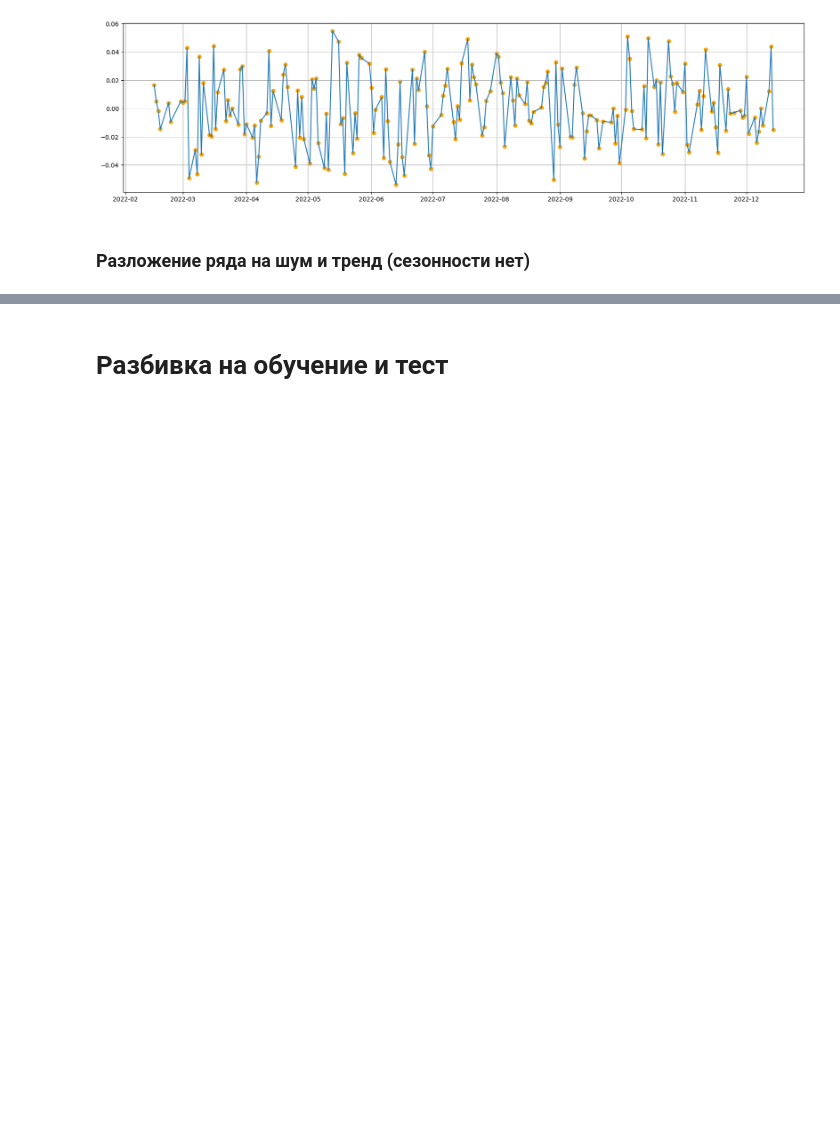
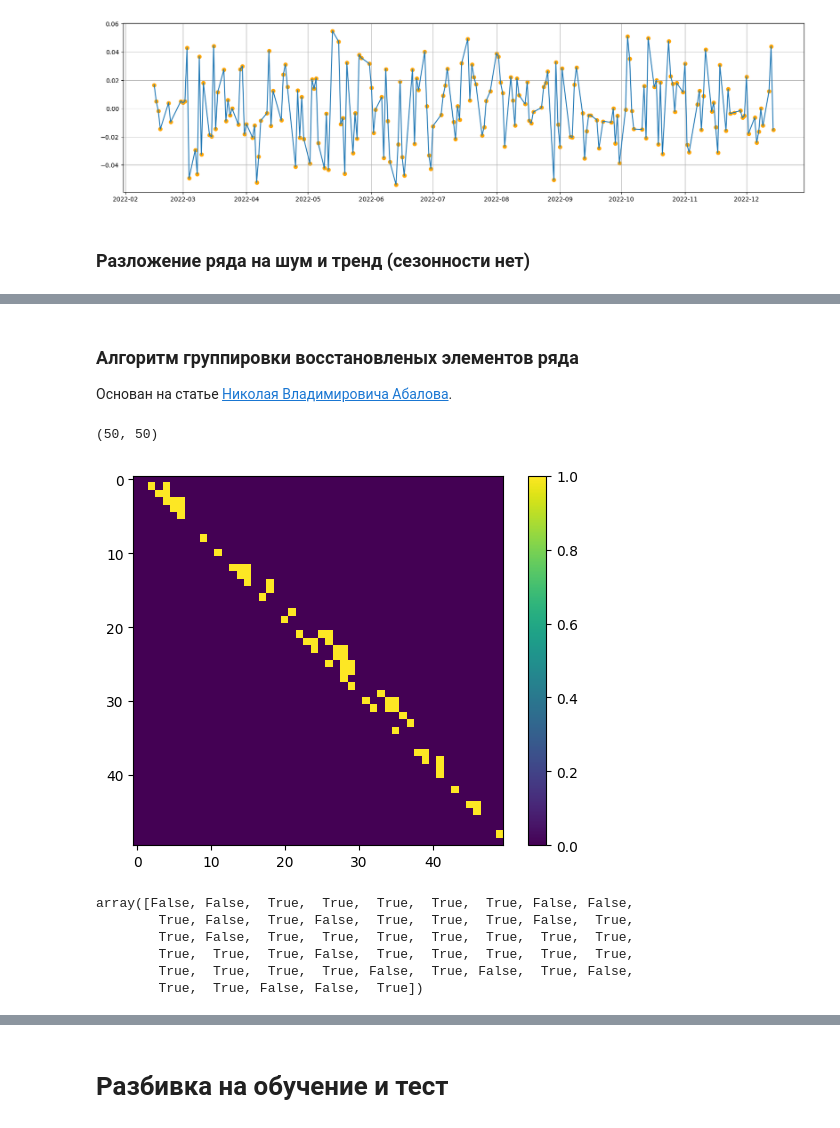
Before and after one commit to AndrewGrishin/Stock-Forecasting, a Jupyter notebook: NN Implementation/script.ipynb, the cells around one changed output, grey strips where cells are left out. Cells and saved outputs as stored; diff of their text form; code cells hidden in the pictures; blank space fills up the shorter version.

```diff
--- a/NN Implementation/script.ipynb
+++ b/NN Implementation/script.ipynb
@@ -182,0 +151,39 @@ for i in range(len(U)):
+# %% [markdown]
+### Алгоритм группировки восстановленых элементов ряда
+Основан на статье [Николая Владимировича Абалова](https://www.researchgate.net/publication/297898415_Automatic_Grouping_of_Time_Series_Decomposition_Components_in_Singular_Spectrum_Analysis).
+# %%
+eigen_values = np.power(S, 2)
+similarity_eigen_values = np.zeros((eigen_values.shape[0], eigen_values.shape[0]), dtype= np.float64)
+similarity_eigen_values.shape
+# %% [output]
+(50, 50)
+# %%
+# Вычисляем матрицу схожести собственных чисел
+for i in range(similarity_eigen_values.shape[0]):
+    for j in range(i + 1, similarity_eigen_values.shape[1]):
+        similarity_eigen_values[i, j] = min(eigen_values[i], eigen_values[j]) / max(eigen_values[i], eigen_values[j])
+        # для дальнейшних изысканий нет необходимости делать симметрию, так как матрицы и так симметрична
+        # similarity_eigen_values[j, i] = similarity_eigen_values[i, j]
+# %%
+# threshold -> выбор порогов
+rho_c = 0.4 # корреляция значима при ее показателе >= 0.3 (для матрицы корреляции восстановленных компонент)
+rho_one = 0.98 # близость собственных чисел рассматривается только в случае >= 0.99 (для матрицы схожести собственных чисел)
+# %%
+ind_W_corr = (W_corr >= rho_c).astype(np.int64)
+ind_similarity_eigen_values = (similarity_eigen_values >= rho_one).astype(np.int64)
+G = ind_W_corr * ind_similarity_eigen_values
+# %%
+plt.imshow(G.astype(np.float64))
+plt.colorbar();
+# %% [output]
+[figure, added]
+# %%
+selected_components = G.sum(axis= 0).astype(bool)
+selected_components
+# %% [output]
+array([False, False,  True,  True,  True,  True,  True, False, False,
+        True, False,  True, False,  True,  True,  True, False,  True,
+        True, False,  True,  True,  True,  True,  True,  True,  True,
+        True,  True,  True, False,  True,  True,  True,  True,  True,
+        True,  True,  True,  True, False,  True, False,  True, False,
+        True,  True, False, False,  True])
```
Also changed, not shown: parts of 21 cells of this notebook, 4 other files.
